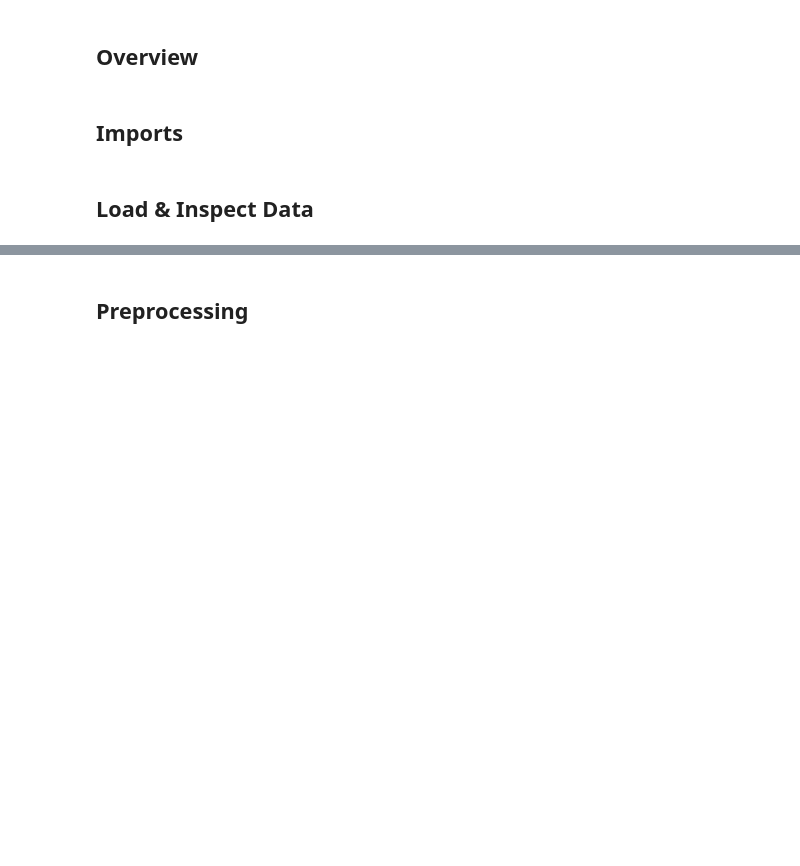
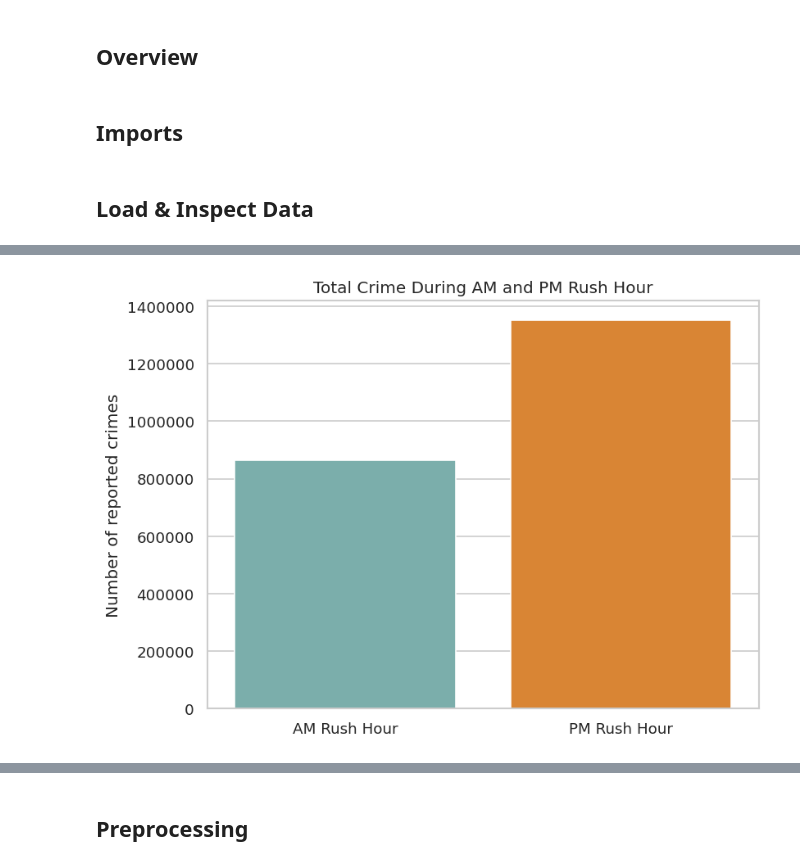
Before and after one commit to swirita/Chicago-Crime-Analysis-and-Forecasting, a Jupyter notebook: notebooks/02_crime_analysis_forecast.ipynb, the cells around one changed output, grey strips where cells are left out. Cells and saved outputs as stored; diff of their text form; code cells hidden in the pictures; blank space fills up the shorter version.

```diff
--- a/notebooks/02_crime_analysis_forecast.ipynb
+++ b/notebooks/02_crime_analysis_forecast.ipynb
@@ -16,0 +321,18 @@
+# %%
+hour = df.index.hour
+am_mask = (hour >= 7) & (hour < 10)
+pm_mask = (hour >= 16) & (hour < 19)
+
+rush_df = df.loc[am_mask | pm_mask, ['Primary Type']].copy()
+rush_df['Rush Hour'] = np.where(
+    (rush_df.index.hour >= 7) & (rush_df.index.hour < 10),
+    'AM Rush Hour',
+    'PM Rush Hour'
+)
+
+rush_totals = (
+    rush_df['Rush Hour']
+    .value_counts()
+    .reindex(['AM Rush Hour', 'PM Rush Hour'])
+)
+rush_totals
@@ -16,0 +345,23 @@
+# %%
+fig, ax = plt.subplots(figsize=(7, 5))
+sns.barplot(
+    x=rush_totals.index,
+    y=rush_totals.values,
+    hue=rush_totals.index,
+    palette=['#72B7B2', '#F58518'],
+    legend=False,
+    ax=ax
+)
+ax.set(
+    title='Total Crime During AM and PM Rush Hour',
+    xlabel='',
+    ylabel='Number of reported crimes'
+)
+ax.ticklabel_format(style='plain', axis='y')
+fig.tight_layout()
+plt.show()
+
+more_common_rush = rush_totals.idxmax()
+difference = int(rush_totals.max() - rush_totals.min())
+# %% [output]
+[figure, added]
```
Also changed, not shown: parts of 42 cells of this notebook.
